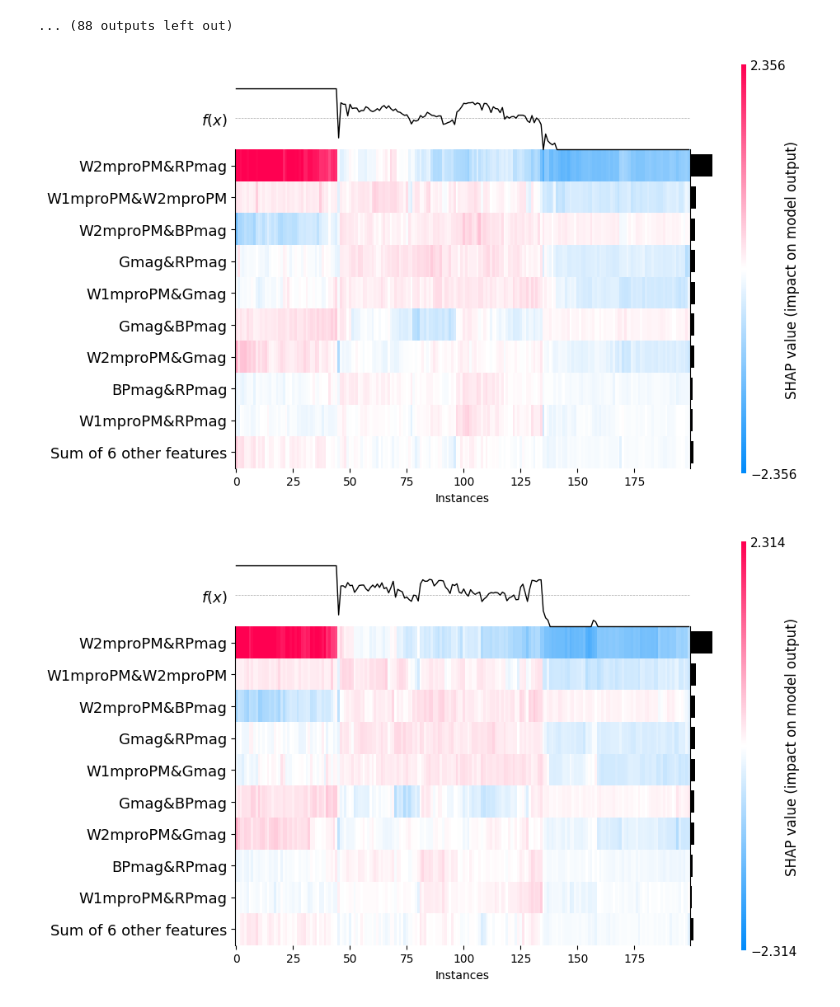
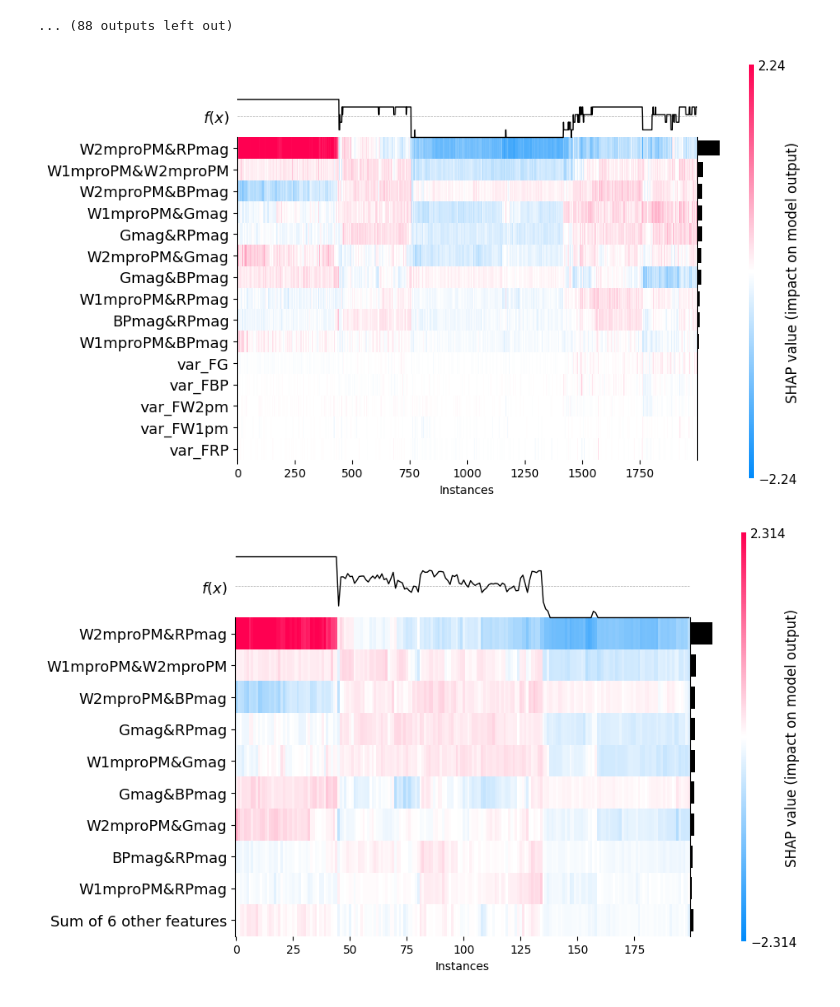
Before and after one commit to lrikozavr/extragalactic_object_locate_with_ml, a Jupyter notebook: export/shap_1.ipynb, the cells around one changed output. Saved outputs shown, nothing was run; the diff lists cells and outputs as text; code cells hidden in the pictures.

```diff
--- a/export/shap_1.ipynb
+++ b/export/shap_1.ipynb
@@ -125,7 +125,7 @@ def f(x):
 #shap.plots.bar(shap_values)
 '''
 '''
-Test = X_train_test.sample(200, ignore_index=True)
+Test = X_train_test.sample(2000, ignore_index=True)
 
 explainer = shap.explainers.Permutation(f,Test)
 #explainer = shap.explainers.Permutation(f,Test)
@@ -563,9 +605,9 @@ shap_values_1 = explainer_1(Test)
 50/50 [==============================] - 0s 483us/step
 ... (88 outputs left out)
 # %%
-shap.plots.heatmap(shap_values)
+shap.plots.heatmap(shap_values, max_display=15)
 # %% [output]
-[figure, old version]
+[figure, new version]
 # %%
 shap.plots.heatmap(shap_values_1)
 # %% [output]
```
Also changed, not shown: parts of 8 cells of this notebook, 1 other file.
